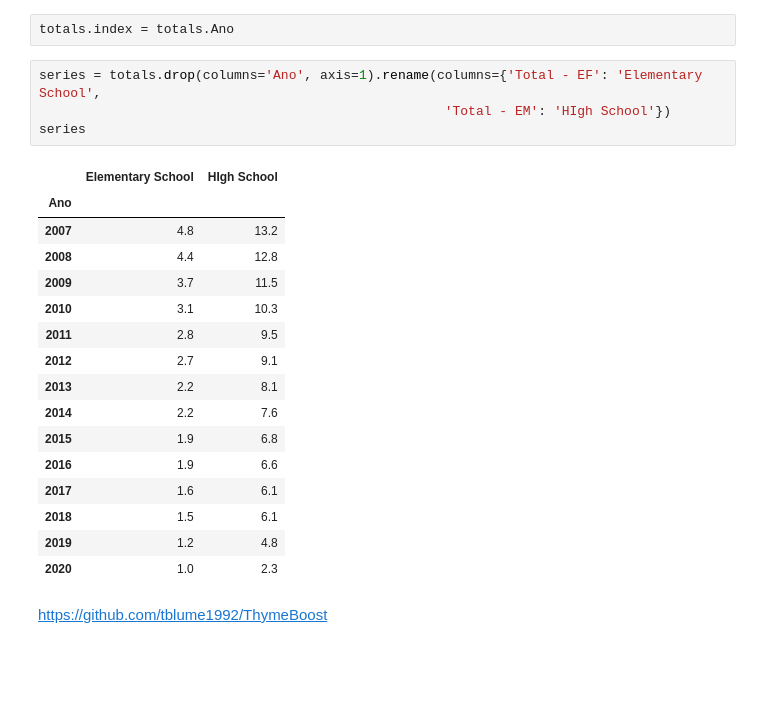
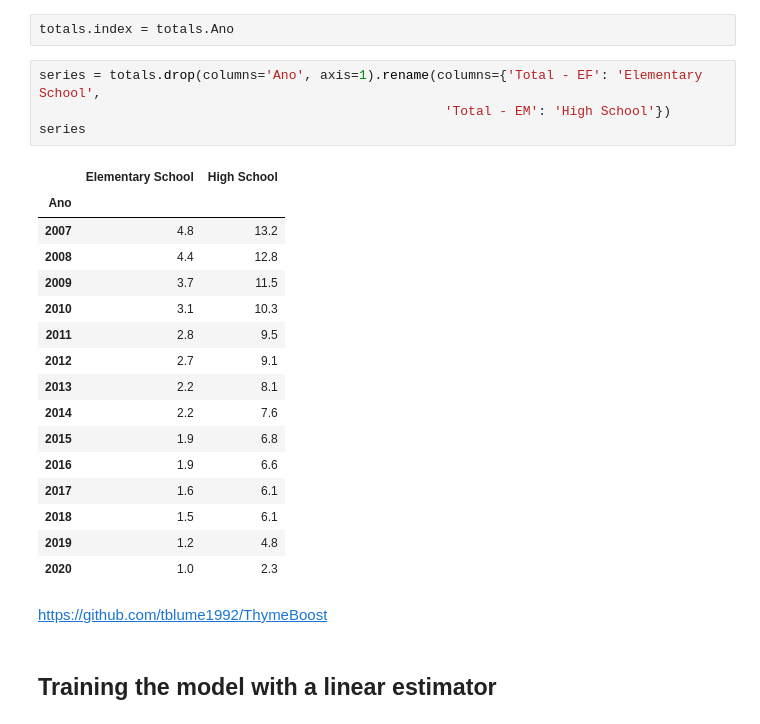
Before and after one commit to aianshay/covid-impacts-on-education, a Jupyter notebook: viz_rq5.ipynb, the cells around one changed output. Drawn from its saved outputs; the diff is of its cells as text; blank space fills up the shorter version.

```diff
--- a/viz_rq5.ipynb
+++ b/viz_rq5.ipynb
@@ -248,10 +248,10 @@ plt.show()
 totals.index = totals.Ano
 # %%
 series = totals.drop(columns='Ano', axis=1).rename(columns={'Total - EF': 'Elementary School',
-                                                    'Total - EM': 'HIgh School'})
+                                                    'Total - EM': 'High School'})
 series
 # %% [output]
-|  | Elementary School | HIgh School |
+|  | Elementary School | High School |
 | Ano |  |  |
 | 2007 | 4.8 | 13.2 |
 | 2008 | 4.4 | 12.8 |
@@ -268,4 +268,6 @@ series
 | 2019 | 1.2 | 4.8 |
 | 2020 | 1.0 | 2.3 |
 # %% [markdown]
-https://github.com/tblume1992/ThymeBoost
+<https://github.com/tblume1992/ThymeBoost>
+# %% [markdown]
+## Training the model with a linear estimator
```
Also changed, not shown: parts of 20 cells of this notebook.
